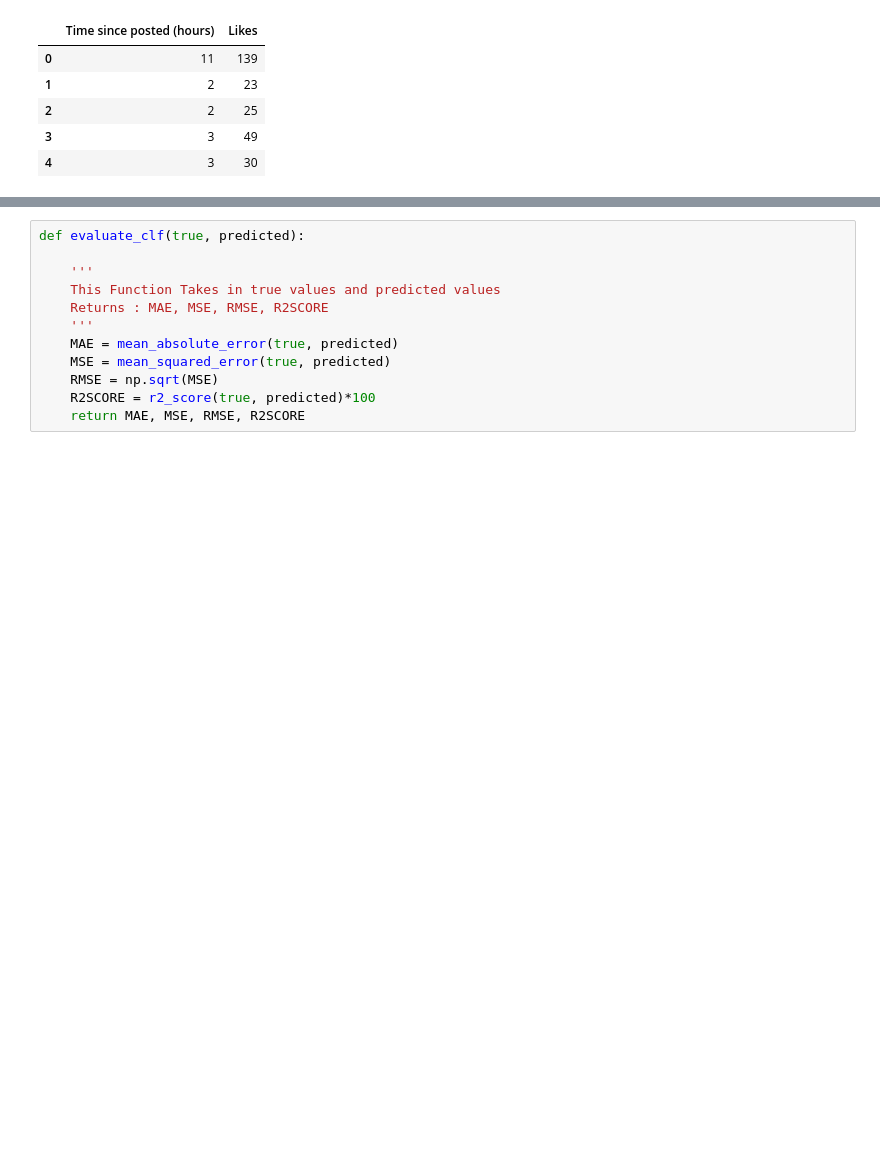
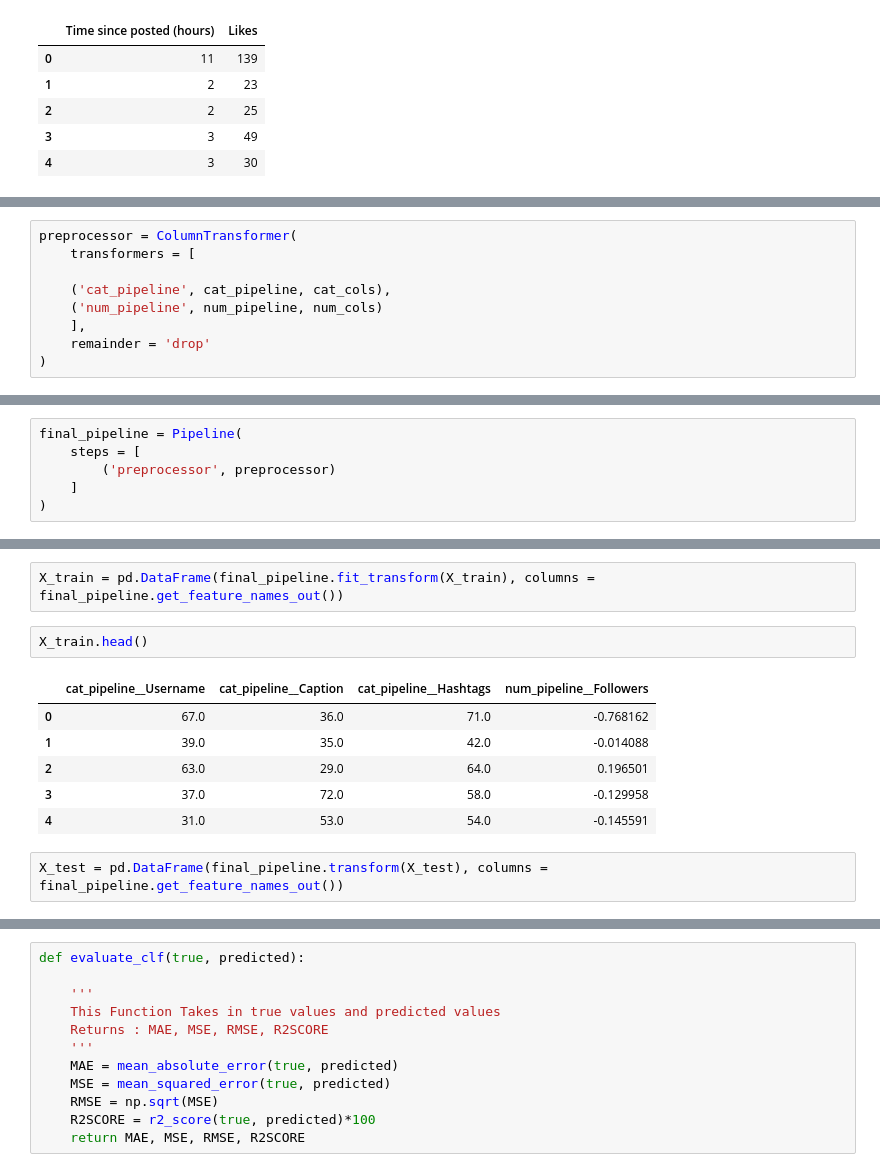
Before and after one commit to devkegovind/Instagram_Reach, a Jupyter notebook: notebooks/model_training1.ipynb, the cells around one changed output, grey strips where cells are left out. Saved outputs shown, nothing was run; the diff lists cells and outputs as text; blank space fills up the shorter version.

```diff
--- a/notebooks/model_training1.ipynb
+++ b/notebooks/model_training1.ipynb
@@ -84,0 +140,9 @@ y.head()
+# %%
+preprocessor = ColumnTransformer(
+    transformers = [
+
+    ('cat_pipeline', cat_pipeline, cat_cols),
+    ('num_pipeline', num_pipeline, num_cols)
+    ],
+    remainder = 'drop'
+)
@@ -84,0 +164,6 @@ y.head()
+# %%
+final_pipeline = Pipeline(
+    steps = [
+        ('preprocessor', preprocessor)
+    ]
+)
@@ -84,0 +221,13 @@ y.head()
+# %%
+X_train = pd.DataFrame(final_pipeline.fit_transform(X_train), columns = final_pipeline.get_feature_names_out())
+# %%
+X_train.head()
+# %% [output]
+|  | cat_pipeline__Username | cat_pipeline__Caption | cat_pipeline__Hashtags | num_pipeline__Followers |
+| 0 | 67.0 | 36.0 | 71.0 | -0.768162 |
+| 1 | 39.0 | 35.0 | 42.0 | -0.014088 |
+| 2 | 63.0 | 29.0 | 64.0 | 0.196501 |
+| 3 | 37.0 | 72.0 | 58.0 | -0.129958 |
+| 4 | 31.0 | 53.0 | 54.0 | -0.145591 |
+# %%
+X_test = pd.DataFrame(final_pipeline.transform(X_test), columns = final_pipeline.get_feature_names_out())
```
Also changed, not shown: parts of 26 cells of this notebook.
